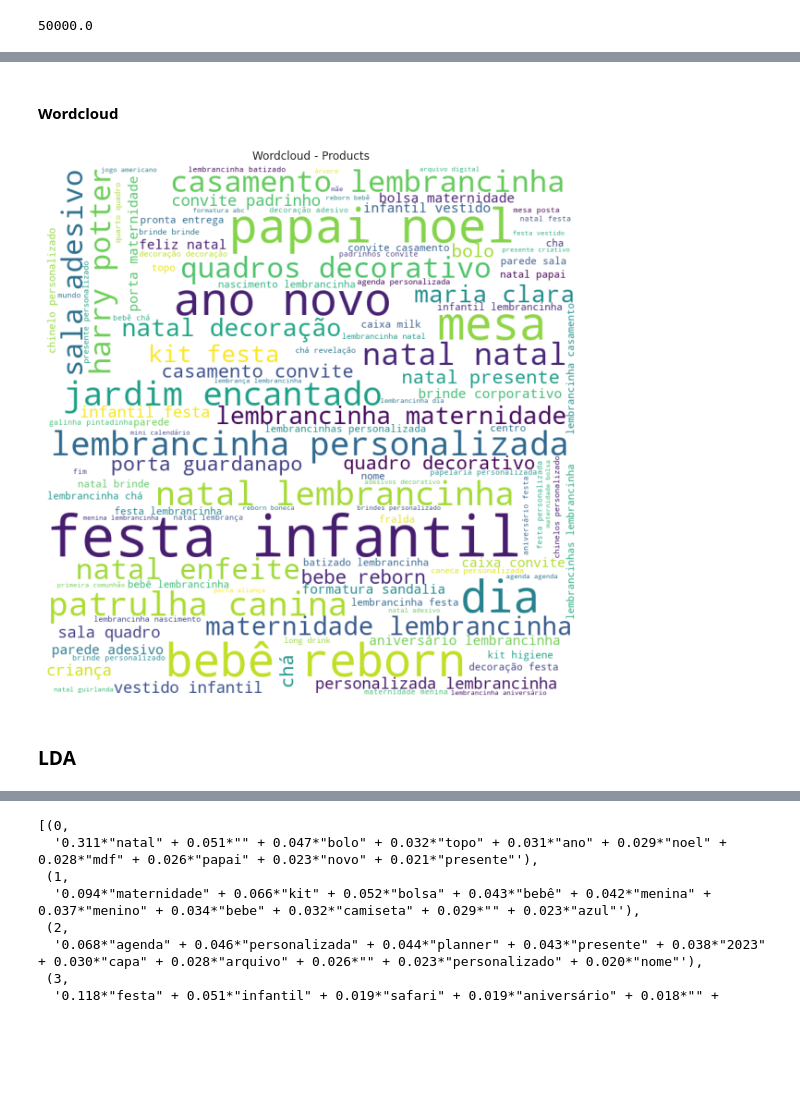
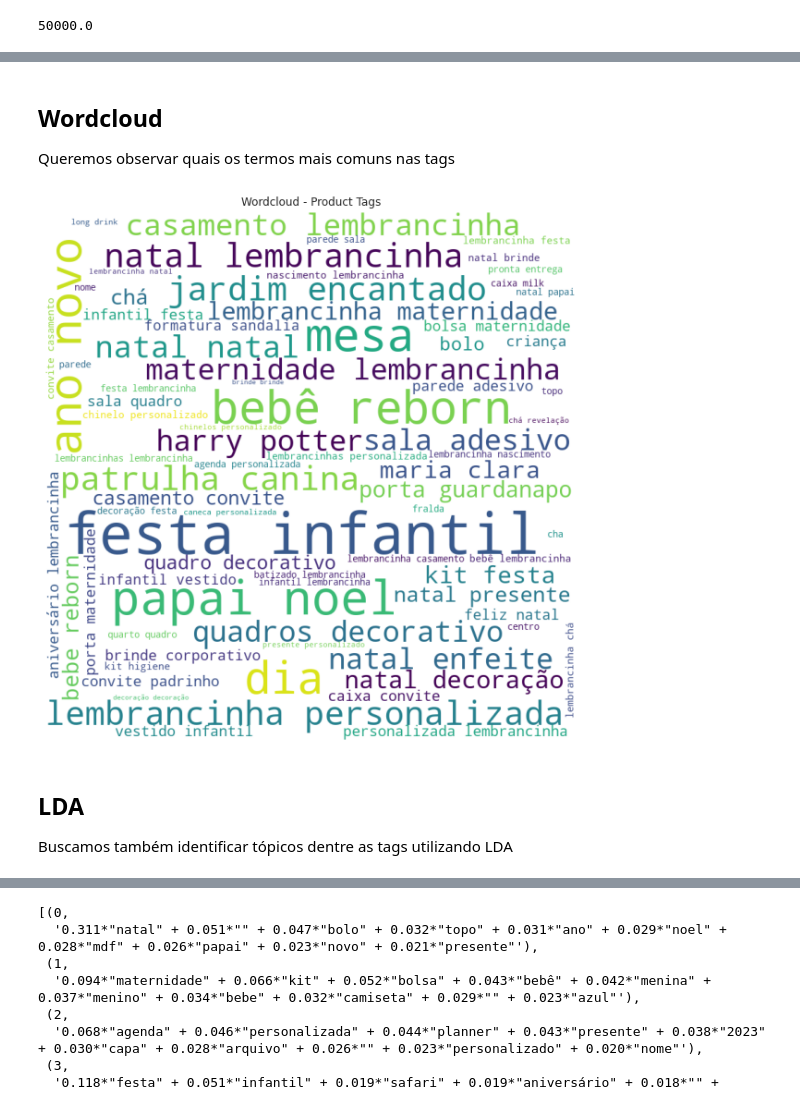
Before and after one commit to brenomatos/case, a Jupyter notebook: exp-analysis.ipynb, the cells around one changed output, grey strips where cells are left out. Saved outputs shown, nothing was run; the diff lists cells and outputs as text; code cells hidden in the pictures; blank space fills up the shorter version.

```diff
--- a/exp-analysis.ipynb
+++ b/exp-analysis.ipynb
@@ -106,5 +233,7 @@ sns.displot(products["view_count_product"],kde=True)
 # %% [markdown]
-#### Wordcloud
+## Wordcloud
+
+Queremos observar quais os termos mais comuns nas tags
 # %%
 from wordcloud import WordCloud
 import matplotlib.pyplot as plt
@@ -117,37 +246,39 @@ all_words = ''
 
 for tags in products["tags"]:
 
     val = ""
     for t in tags:
         val = val + t + " "
     val.replace('#', '')
 
     # split the value
     tokens = val.split()
 
     # Converts each token into lowercase
     for i in range(len(tokens)):
         tokens[i] = tokens[i].lower()
 
     all_words += " ".join(tokens)+" "
 
 wordcloud = WordCloud(width = 800, height = 800,
                 background_color ='white',
                 stopwords = stopwords,
                 min_font_size = 10).generate(all_words)
 
 # plot the WordCloud image
 plt.figure(figsize = (8, 8), facecolor = None)
 plt.imshow(wordcloud)
 plt.axis("off")
 plt.tight_layout(pad = 0)
-plt.title("Wordcloud - Products")
+plt.title("Wordcloud - Product Tags")
 
 plt.show()
 # %% [output]
-[figure, old version]
+[figure, new version]
 # %% [markdown]
-### LDA
+## LDA
+
+Buscamos também identificar tópicos dentre as tags utilizando LDA
 # %%
 from gensim.corpora.dictionary import Dictionary
 import gensim
```
Also changed, not shown: parts of 58 cells of this notebook.
